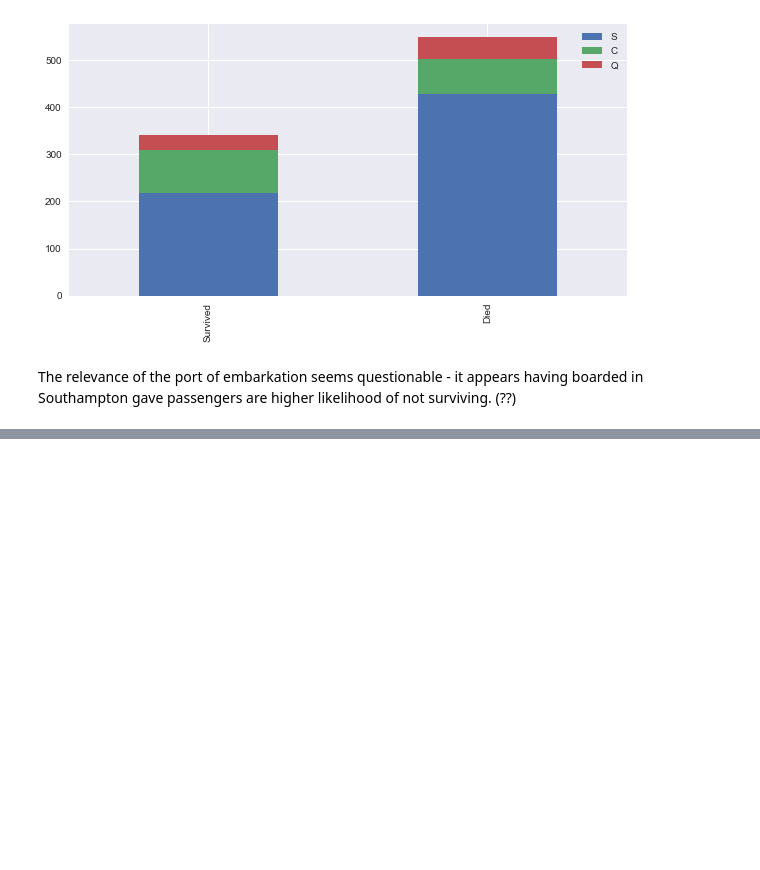
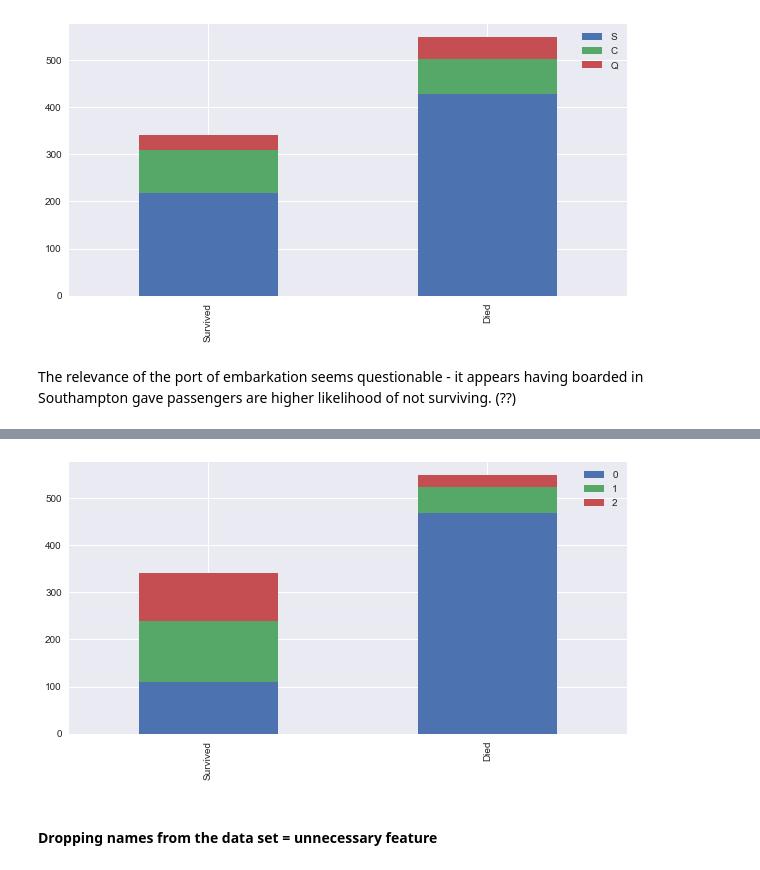
Before and after one commit to marceld/Titanic, a Jupyter notebook: Titanic competition Kaggle.ipynb, the cells around one changed output, grey strips where cells are left out. Drawn from its saved outputs; the diff is of its cells as text; code cells hidden in the pictures; blank space fills up the shorter version.

```diff
--- a/Titanic competition Kaggle.ipynb
+++ b/Titanic competition Kaggle.ipynb
@@ -221,0 +340,6 @@ The relevance of the port of embarkation seems questionable - it appears having
+# %%
+bar_chart('Title')
+# %% [output]
+[figure, added]
+# %% [markdown]
+#### Dropping names from the data set = unnecessary feature
```
Also changed, not shown: parts of 25 cells of this notebook.
